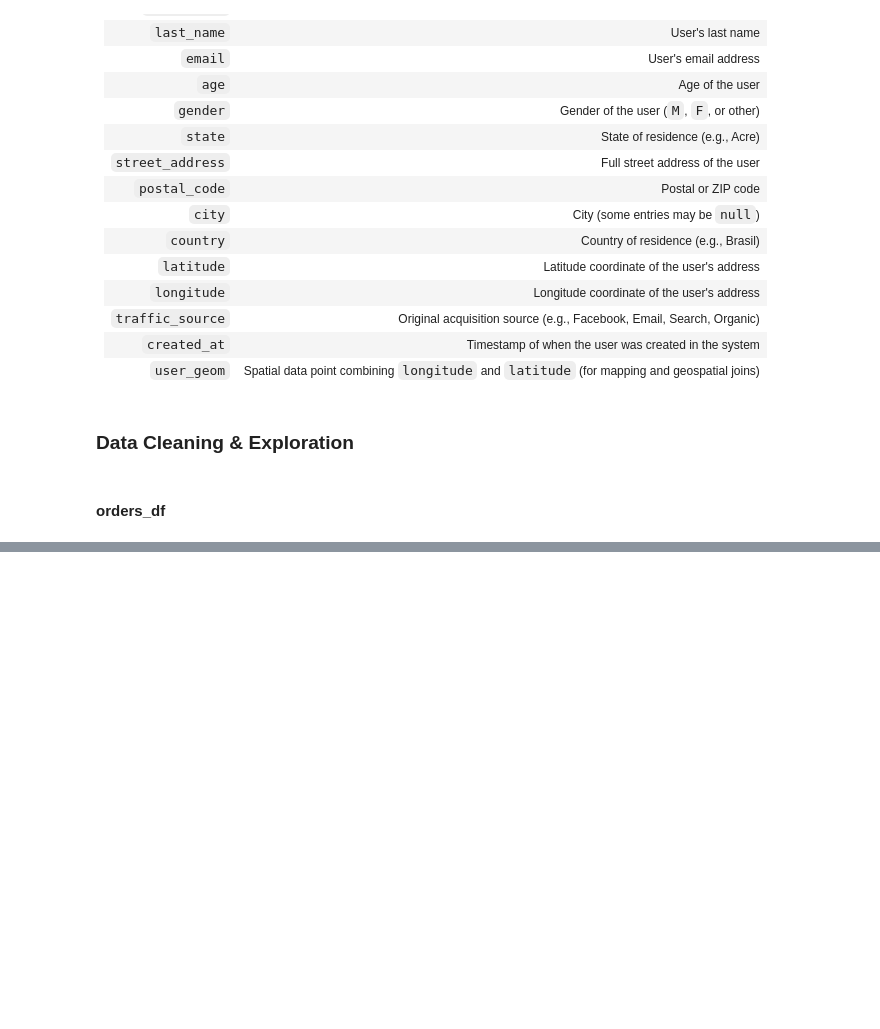
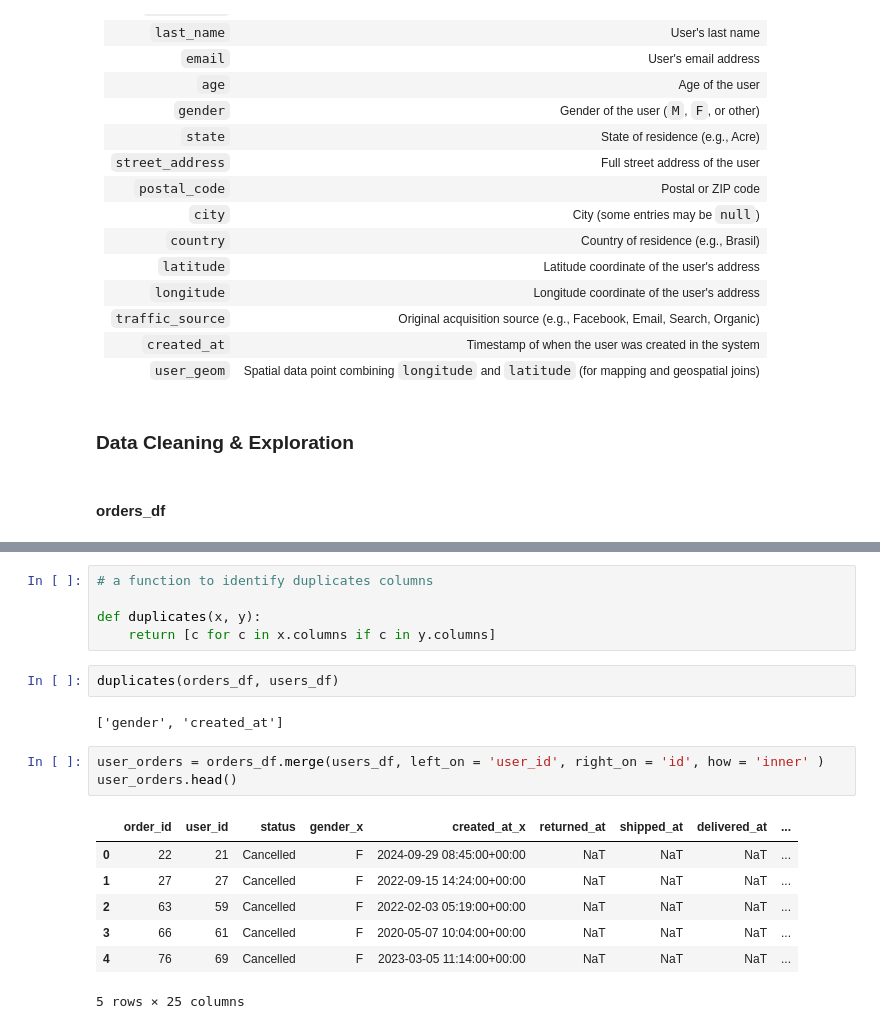
Before and after one commit to JuliusFemi/Capstone_project, a Jupyter notebook: code.ipynb, the cells around one changed output, grey strips where cells are left out. Drawn from its saved outputs; the diff is of its cells as text; blank space fills up the shorter version.

```diff
--- a/code.ipynb
+++ b/code.ipynb
@@ -359,0 +751,20 @@ orders_df.head()
+# %%
+# a function to identify duplicates columns
+
+def duplicates(x, y):
+    return [c for c in x.columns if c in y.columns]
+# %%
+duplicates(orders_df, users_df)
+# %% [output]
+['gender', 'created_at']
+# %%
+user_orders = orders_df.merge(users_df, left_on = 'user_id', right_on = 'id', how = 'inner' )
+user_orders.head()
+# %% [output]
+|  | order_id | user_id | status | gender_x | created_at_x | returned_at | shipped_at | delivered_at | ... |
+| 0 | 22 | 21 | Cancelled | F | 2024-09-29 08:45:00+00:00 | NaT | NaT | NaT | ... |
+| 1 | 27 | 27 | Cancelled | F | 2022-09-15 14:24:00+00:00 | NaT | NaT | NaT | ... |
+| 2 | 63 | 59 | Cancelled | F | 2022-02-03 05:19:00+00:00 | NaT | NaT | NaT | ... |
+| 3 | 66 | 61 | Cancelled | F | 2020-05-07 10:04:00+00:00 | NaT | NaT | NaT | ... |
+| 4 | 76 | 69 | Cancelled | F | 2023-03-05 11:14:00+00:00 | NaT | NaT | NaT | ... |
+5 rows × 25 columns
```
Also changed, not shown: parts of 67 cells of this notebook, 2 other files.
